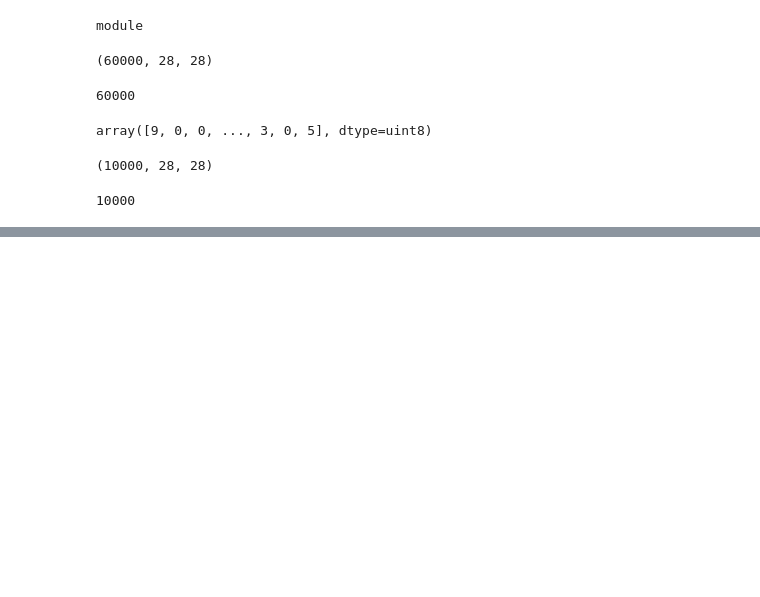
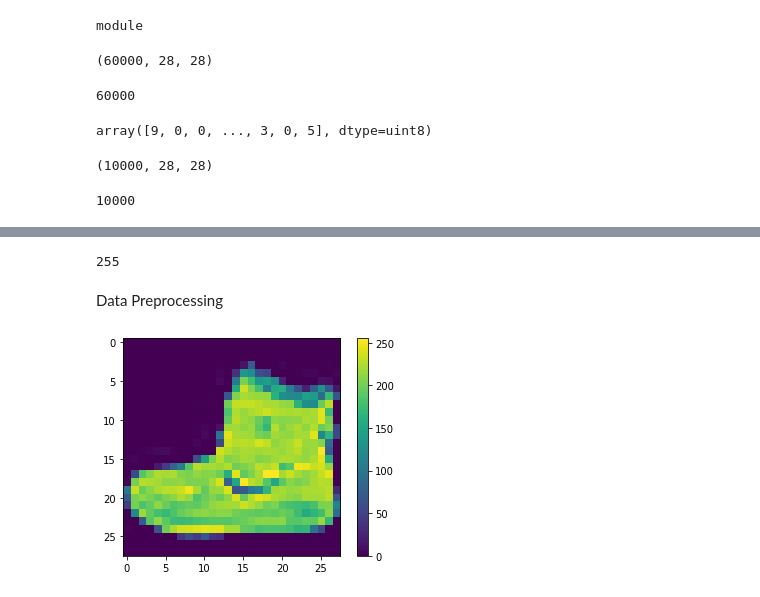
Before and after one commit to shuvo1165/Machine-Learning, a Jupyter notebook: Fashion_MNIST.ipynb, the cells around one changed output, grey strips where cells are left out. Saved outputs shown, nothing was run; the diff lists cells and outputs as text; code cells hidden in the pictures; blank space fills up the shorter version.

```diff
--- a/Fashion_MNIST.ipynb
+++ b/Fashion_MNIST.ipynb
@@ -58,0 +73,14 @@ len(y_test)
+# %%
+np.max(X_train)
+# %% [output]
+255
+# %% [markdown]
+Data Preprocessing
+# %%
+plt.figure()
+plt.imshow(X_train[0])
+plt.colorbar()
+plt.grid(False)
+plt.show()
+# %% [output]
+[figure, added]
```
Also changed, not shown: parts of 27 cells of this notebook.
